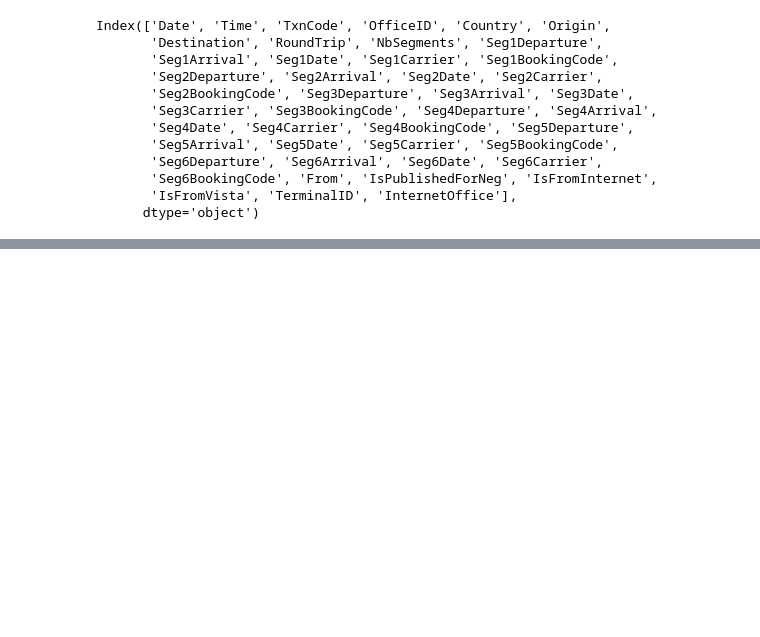
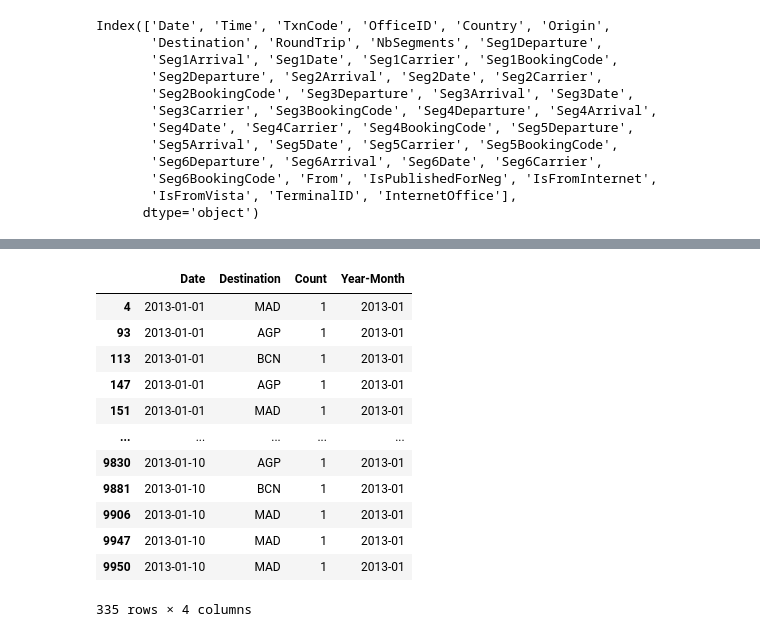
Before and after one commit to IvanCacha/Master_Data_Science, a Jupyter notebook: Amadeus_challenge_3.ipynb, the cells around one changed output, grey strips where cells are left out. Drawn from its saved outputs; the diff is of its cells as text; code cells hidden in the pictures; blank space fills up the shorter version.

```diff
--- a/Amadeus_challenge_3.ipynb
+++ b/Amadeus_challenge_3.ipynb
@@ -66,3 +66,4 @@ Index(['Date', 'Time', 'TxnCode', 'OfficeID', 'Country', 'Origin',
       dtype='object')
 # %%
 s = pd.read_csv(file, sep='^', nrows=10000, usecols=['Date', 'Destination'])
+s = s.dropna()
@@ -68,0 +83,5 @@ s = pd.read_csv(file, sep='^', nrows=10000, usecols=['Date', 'Destination'])
+# %%
+filter = ['MAD','BCN','AGP']
+s = s[s.Destination.isin(filter)]
+s['Count']=1
+s.info()
@@ -68,0 +97,18 @@ s = pd.read_csv(file, sep='^', nrows=10000, usecols=['Date', 'Destination'])
+# %%
+s['Year-Month']=s['Date'].str[0:7]
+# %%
+s
+# %% [output]
+|  | Date | Destination | Count | Year-Month |
+| 4 | 2013-01-01 | MAD | 1 | 2013-01 |
+| 93 | 2013-01-01 | AGP | 1 | 2013-01 |
+| 113 | 2013-01-01 | BCN | 1 | 2013-01 |
+| 147 | 2013-01-01 | AGP | 1 | 2013-01 |
+| 151 | 2013-01-01 | MAD | 1 | 2013-01 |
+| ... | ... | ... | ... | ... |
+| 9830 | 2013-01-10 | AGP | 1 | 2013-01 |
+| 9881 | 2013-01-10 | BCN | 1 | 2013-01 |
+| 9906 | 2013-01-10 | MAD | 1 | 2013-01 |
+| 9947 | 2013-01-10 | MAD | 1 | 2013-01 |
+| 9950 | 2013-01-10 | MAD | 1 | 2013-01 |
+335 rows × 4 columns
```
Also changed, not shown: parts of 5 cells of this notebook.
